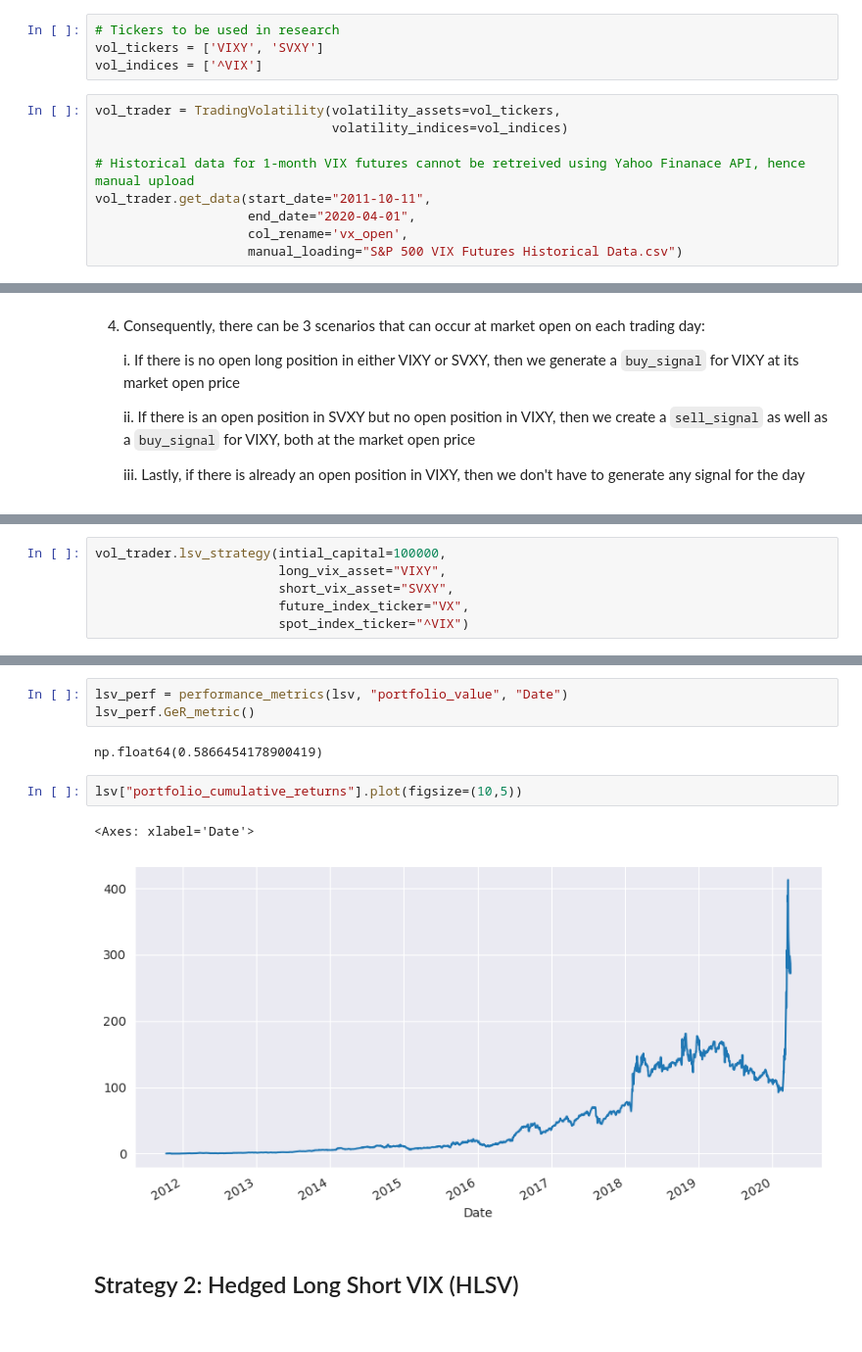
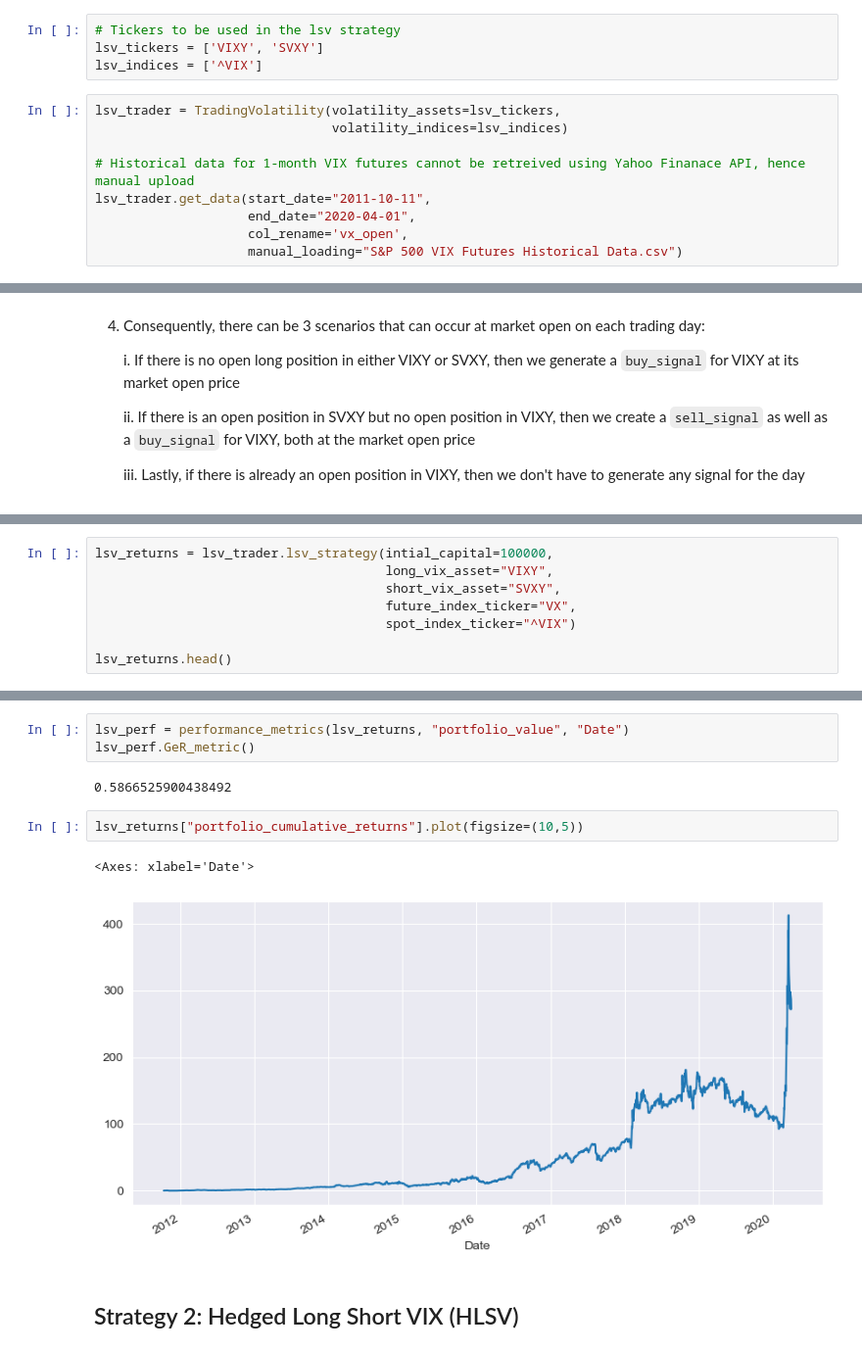
Before and after one commit to peterchettiar/trading-volatility, a Jupyter notebook: trading_vol_strat_research.ipynb, the cells around one changed output, grey strips where cells are left out. Shown at 98% size. Drawn from its saved outputs; the diff is of its cells as text.

Commit message:
UPD: hlsv strategy

```diff
--- a/trading_vol_strat_research.ipynb
+++ b/trading_vol_strat_research.ipynb
@@ -24,15 +24,15 @@ warnings.filterwarnings('ignore')
 # %% [markdown]
 ### 1. Data loading and preprocessing
 # %%
-# Tickers to be used in research
-vol_tickers = ['VIXY', 'SVXY']
-vol_indices = ['^VIX']
+# Tickers to be used in the lsv strategy
+lsv_tickers = ['VIXY', 'SVXY']
+lsv_indices = ['^VIX']
 # %%
-vol_trader = TradingVolatility(volatility_assets=vol_tickers,
-                               volatility_indices=vol_indices)
+lsv_trader = TradingVolatility(volatility_assets=lsv_tickers,
+                               volatility_indices=lsv_indices)
 
 # Historical data for 1-month VIX futures cannot be retreived using Yahoo Finanace API, hence manual upload
-vol_trader.get_data(start_date="2011-10-11",
+lsv_trader.get_data(start_date="2011-10-11",
                     end_date="2020-04-01",
                     col_rename='vx_open',
                     manual_loading="S&P 500 VIX Futures Historical Data.csv")
@@ -132,9 +125,11 @@ vol_trader.data
 # %%
-vol_trader.lsv_strategy(intial_capital=100000,
-                        long_vix_asset="VIXY",
-                        short_vix_asset="SVXY",
-                        future_index_ticker="VX",
-                        spot_index_ticker="^VIX")
+lsv_returns = lsv_trader.lsv_strategy(intial_capital=100000,
+                                      long_vix_asset="VIXY",
+                                      short_vix_asset="SVXY",
+                                      future_index_ticker="VX",
+                                      spot_index_ticker="^VIX")
+
+lsv_returns.head()
 # %% [output]
 |  | asset_history | holding_quantity | available_cash | asset_close_price | asset_value | portfolio_value | ... |
 | Date |  |  |  |  |  |  | ... |
@@ -153,12 +141,12 @@ vol_trader.lsv_strategy(intial_capital=100000,
 # %%
-lsv_perf = performance_metrics(lsv, "portfolio_value", "Date")
+lsv_perf = performance_metrics(lsv_returns, "portfolio_value", "Date")
 lsv_perf.GeR_metric()
 # %% [output]
-np.float64(0.5866454178900419)
+0.5866525900438492
 # %%
-lsv["portfolio_cumulative_returns"].plot(figsize=(10,5))
+lsv_returns["portfolio_cumulative_returns"].plot(figsize=(10,5))
 # %% [output]
 <Axes: xlabel='Date'>
-[figure, old version]
+[figure, new version]
 # %% [markdown]
 ## Strategy 2: Hedged Long Short VIX (HLSV)
```
Also changed, not shown: parts of 12 cells of this notebook, 1 other file.
